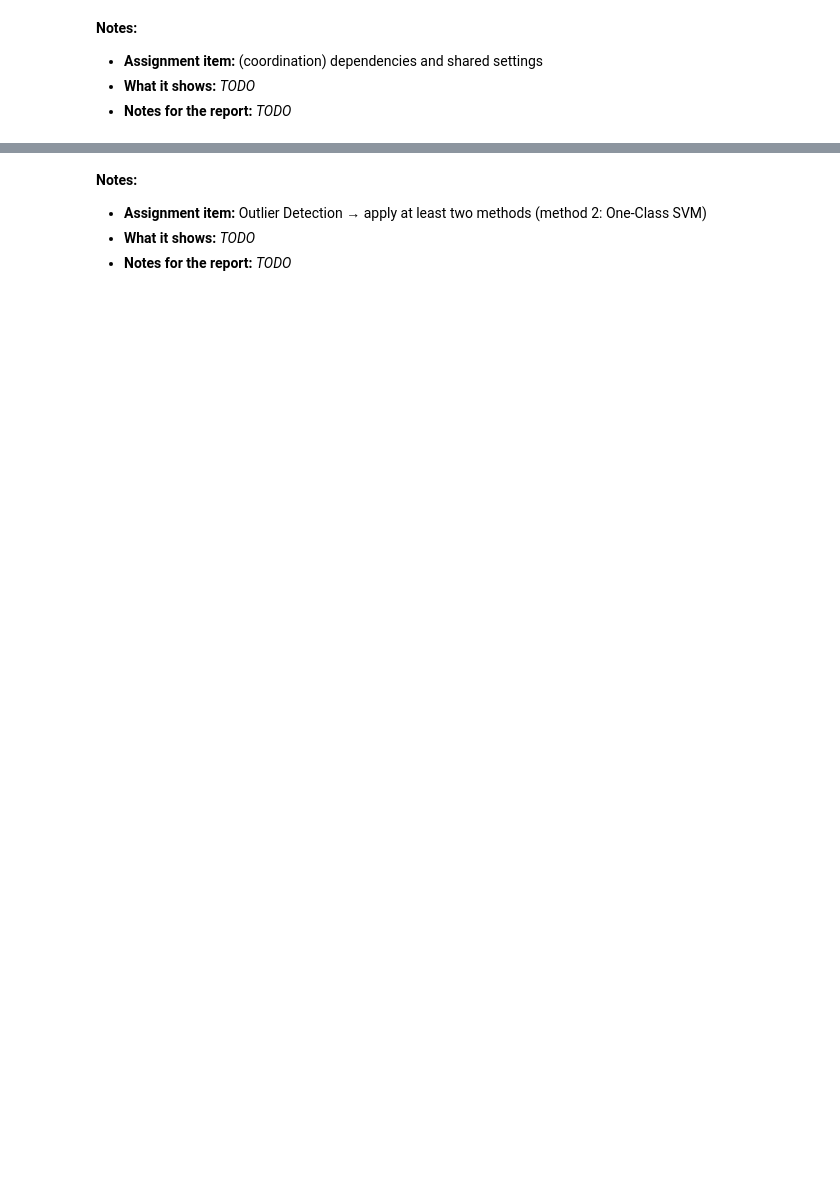
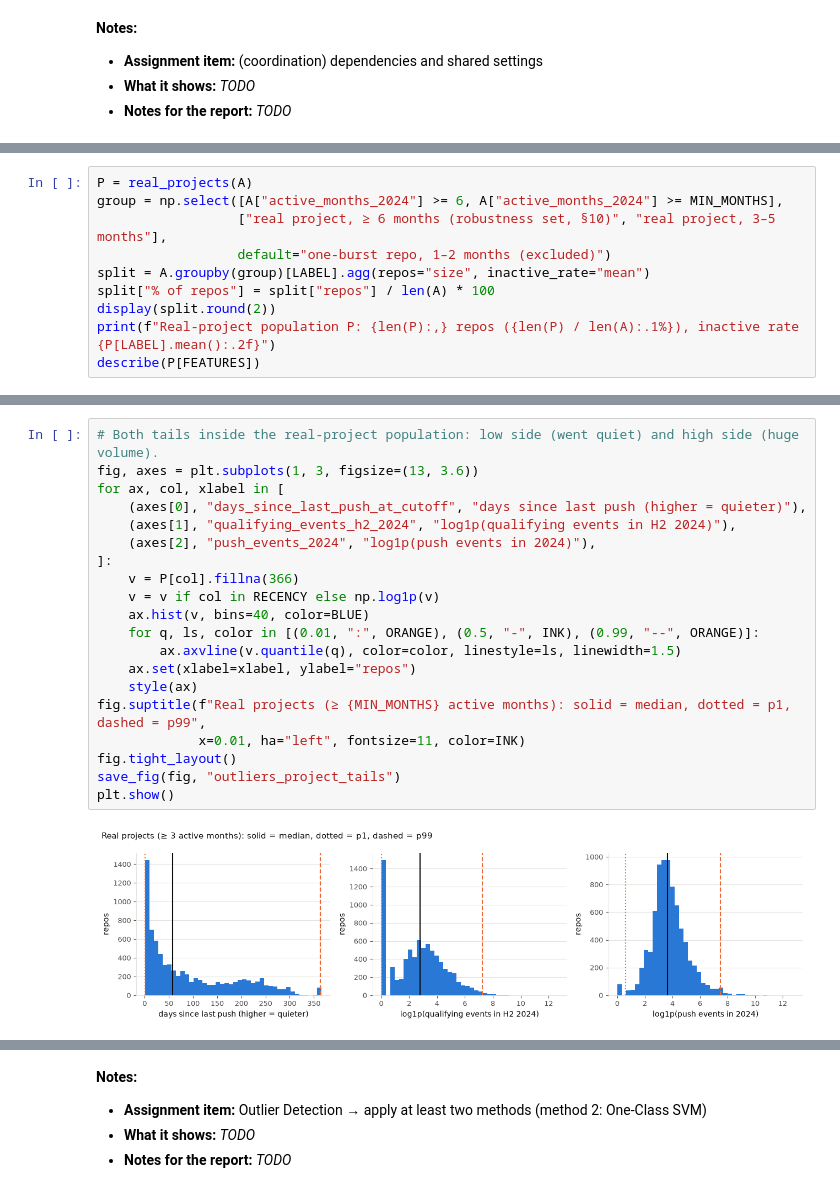
Before and after one commit to Miablo/decay-before-archival, a Jupyter notebook: notebooks/outlier_detection.ipynb, the cells around one changed output, grey strips where cells are left out. Cells and saved outputs as stored; diff of their text form; blank space fills up the shorter version.

```diff
--- a/notebooks/outlier_detection.ipynb
+++ b/notebooks/outlier_detection.ipynb
@@ -378,0 +256,10 @@ plt.show()
+# %%
+P = real_projects(A)
+group = np.select([A["active_months_2024"] >= 6, A["active_months_2024"] >= MIN_MONTHS],
+                  ["real project, ≥ 6 months (robustness set, §10)", "real project, 3–5 months"],
+                  default="one-burst repo, 1–2 months (excluded)")
+split = A.groupby(group)[LABEL].agg(repos="size", inactive_rate="mean")
+split["% of repos"] = split["repos"] / len(A) * 100
+display(split.round(2))
+print(f"Real-project population P: {len(P):,} repos ({len(P) / len(A):.1%}), inactive rate {P[LABEL].mean():.2f}")
+describe(P[FEATURES])
@@ -378,0 +287,22 @@ plt.show()
+# %%
+# Both tails inside the real-project population: low side (went quiet) and high side (huge volume).
+fig, axes = plt.subplots(1, 3, figsize=(13, 3.6))
+for ax, col, xlabel in [
+    (axes[0], "days_since_last_push_at_cutoff", "days since last push (higher = quieter)"),
+    (axes[1], "qualifying_events_h2_2024", "log1p(qualifying events in H2 2024)"),
+    (axes[2], "push_events_2024", "log1p(push events in 2024)"),
+]:
+    v = P[col].fillna(366)
+    v = v if col in RECENCY else np.log1p(v)
+    ax.hist(v, bins=40, color=BLUE)
+    for q, ls, color in [(0.01, ":", ORANGE), (0.5, "-", INK), (0.99, "--", ORANGE)]:
+        ax.axvline(v.quantile(q), color=color, linestyle=ls, linewidth=1.5)
+    ax.set(xlabel=xlabel, ylabel="repos")
+    style(ax)
+fig.suptitle(f"Real projects (≥ {MIN_MONTHS} active months): solid = median, dotted = p1, dashed = p99",
+             x=0.01, ha="left", fontsize=11, color=INK)
+fig.tight_layout()
+save_fig(fig, "outliers_project_tails")
+plt.show()
+# %% [output]
+[figure, added]
```
Also changed, not shown: parts of 89 cells of this notebook, 5 other files.
